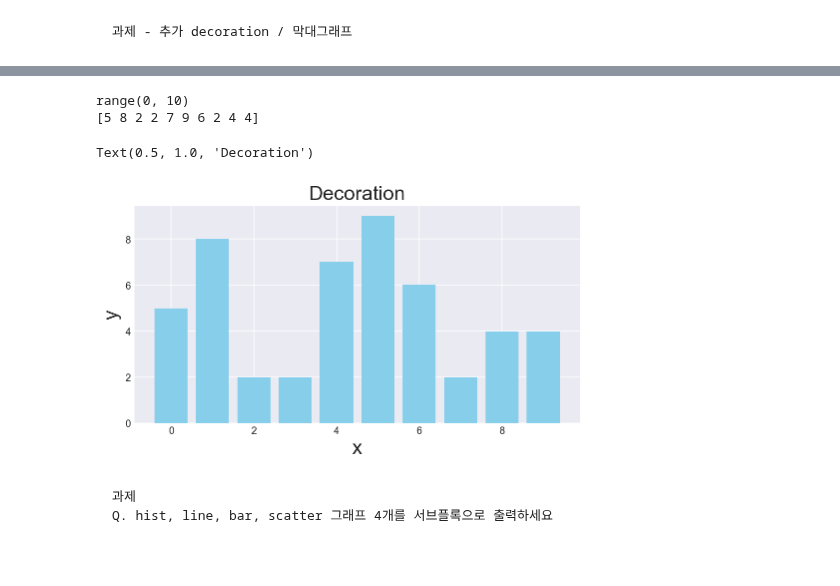
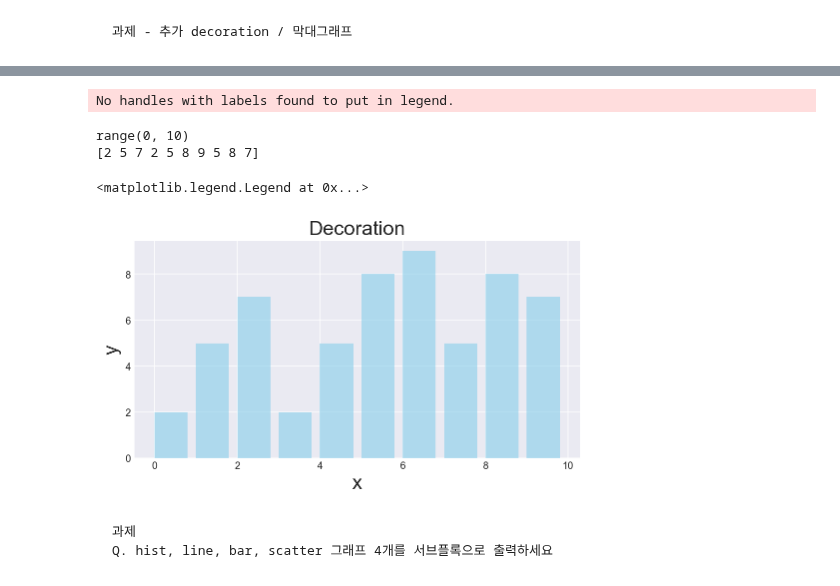
Before and after one commit to kikiru328/CAKD3-Github, a Jupyter notebook: 7. Visualization/Assignment/2. Visualization Assignment 07.27.ipynb, the cells around one changed output, grey strips where cells are left out. Cells and saved outputs as stored; diff of their text form; code cells hidden in the pictures.

```diff
--- a/7. Visualization/Assignment/2. Visualization Assignment 07.27.ipynb
+++ b/7. Visualization/Assignment/2. Visualization Assignment 07.27.ipynb
@@ -87,21 +86,25 @@ Text(0.5, 0, 'x')
 # %%
 # 결과값
 y = np.random.randint(2,10,size=10)
 x = range(len(y))
 print(x)
 print(y)
 plt.figure(figsize=(8,4))
-plt.bar(x,y,width=0.8,color='skyblue')
 # 1. 폰트 크기 변경
 plt.ylabel('y',fontsize=20)
 plt.xlabel('x',fontsize=20)
 # 2. Title생성
 plt.title('Decoration',fontsize=20)
+plt.bar(x,y,width=0.8,align='edge',color='skyblue',alpha=0.6) #한쪽 끝으로 정렬
+plt.legend()
+# 3. font
+# plt.xticks(index,label,fontsize=15)
 # %% [output]
-range(0, 10)
-[5 8 2 2 7 9 6 2 4 4]
+No handles with labels found to put in legend.
-Text(0.5, 1.0, 'Decoration')
+range(0, 10)
+[2 5 7 2 5 8 9 5 8 7]
+<matplotlib.legend.Legend at 0x...>
-[figure, old version]
+[figure, new version]
 # %% [markdown]
     과제
     Q. hist, line, bar, scatter 그래프 4개를 서브플록으로 출력하세요
```
Also changed, not shown: parts of 4 cells of this notebook.
